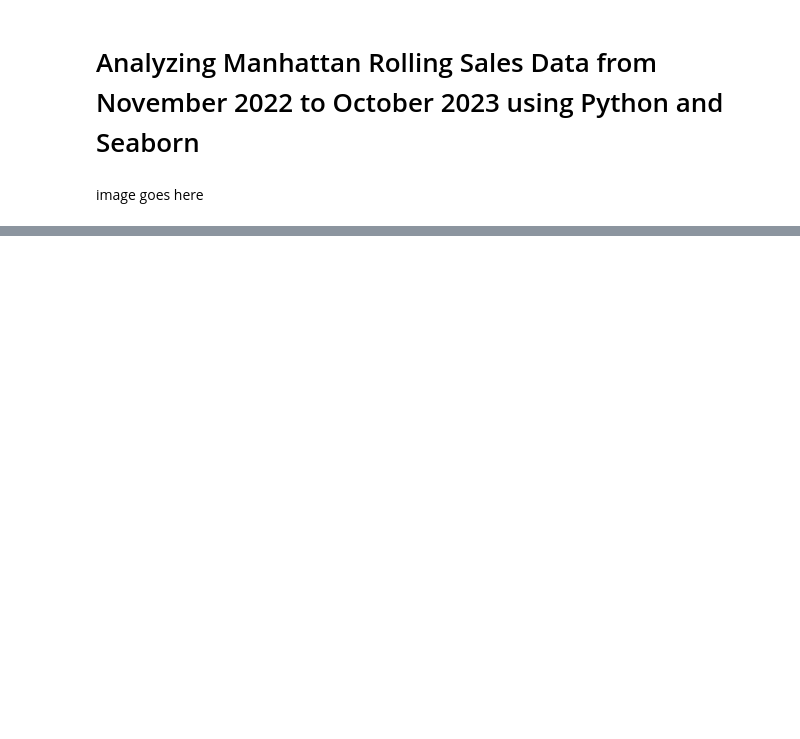
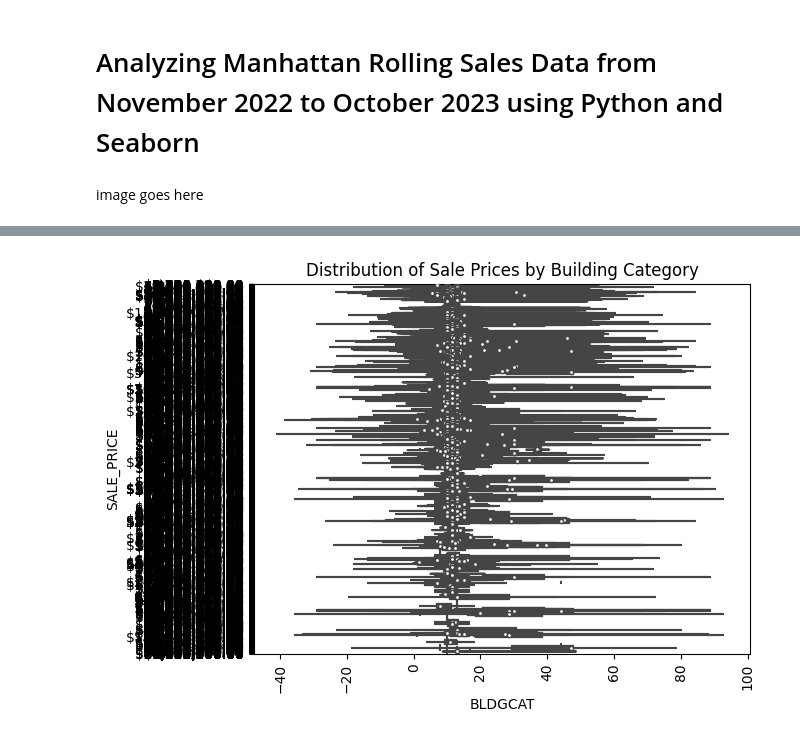
Before and after one commit to guzmanwolfrank/Data, a Jupyter notebook: ManhattanRE/Project/ManhattanRE.ipynb, the cells around one changed output, grey strips where cells are left out. Drawn from its saved outputs; the diff is of its cells as text; code cells hidden in the pictures; blank space fills up the shorter version.

```diff
--- a/ManhattanRE/Project/ManhattanRE.ipynb
+++ b/ManhattanRE/Project/ManhattanRE.ipynb
@@ -125,0 +68,15 @@ TypeError: Could not convert $0.00$1,812,500.00$0.00 to numeric
+# %%
+query = """
+SELECT BLDGCAT, SALE_PRICE
+FROM sales_data
+WHERE SALE_PRICE IS NOT NULL;
+"""
+
+df = pd.read_sql_query(query, conn)
+
+sns.violinplot(x="BLDGCAT", y="SALE_PRICE", data=df)
+plt.title("Distribution of Sale Prices by Building Category")
+plt.xticks(rotation=90)
+plt.show()
+# %% [output]
+[figure, added]
```
Also changed, not shown: parts of 5 cells of this notebook, 4 other files.
